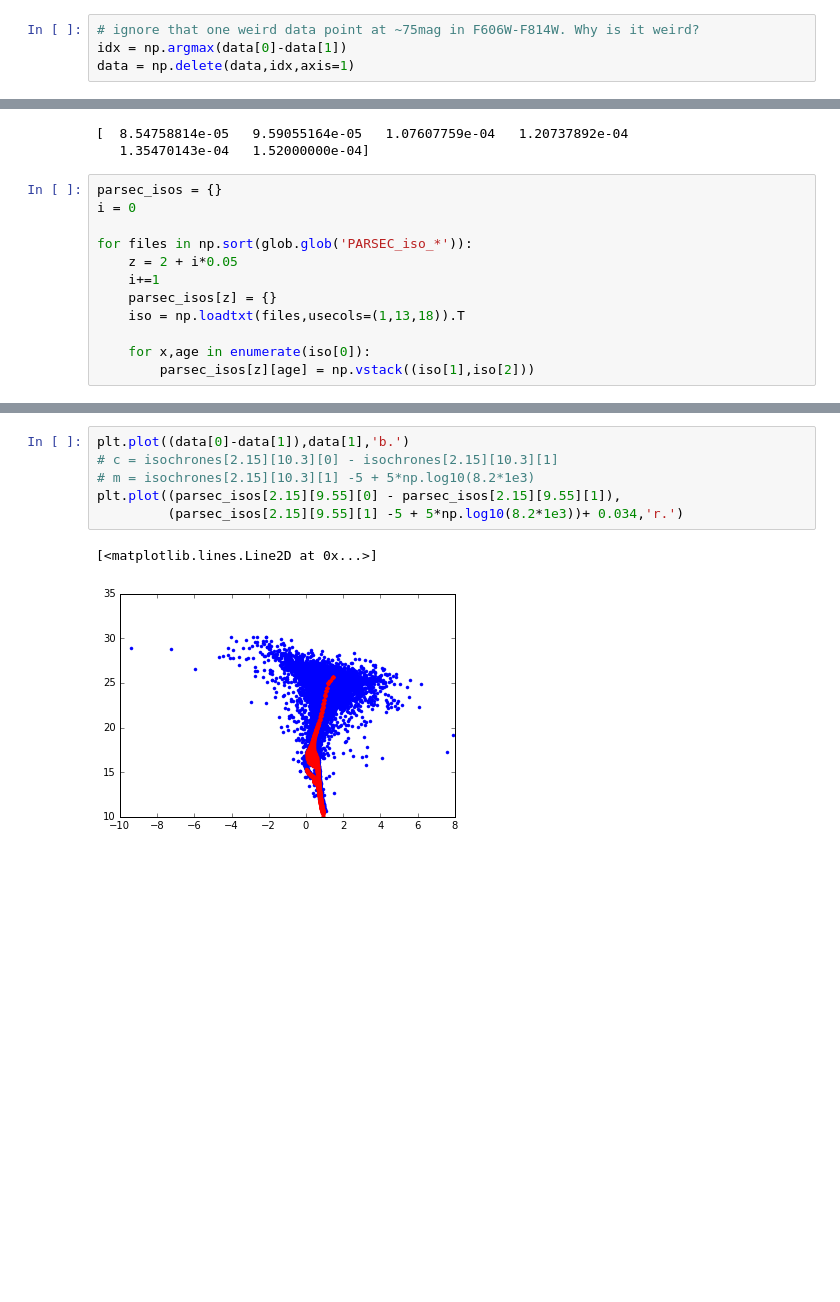
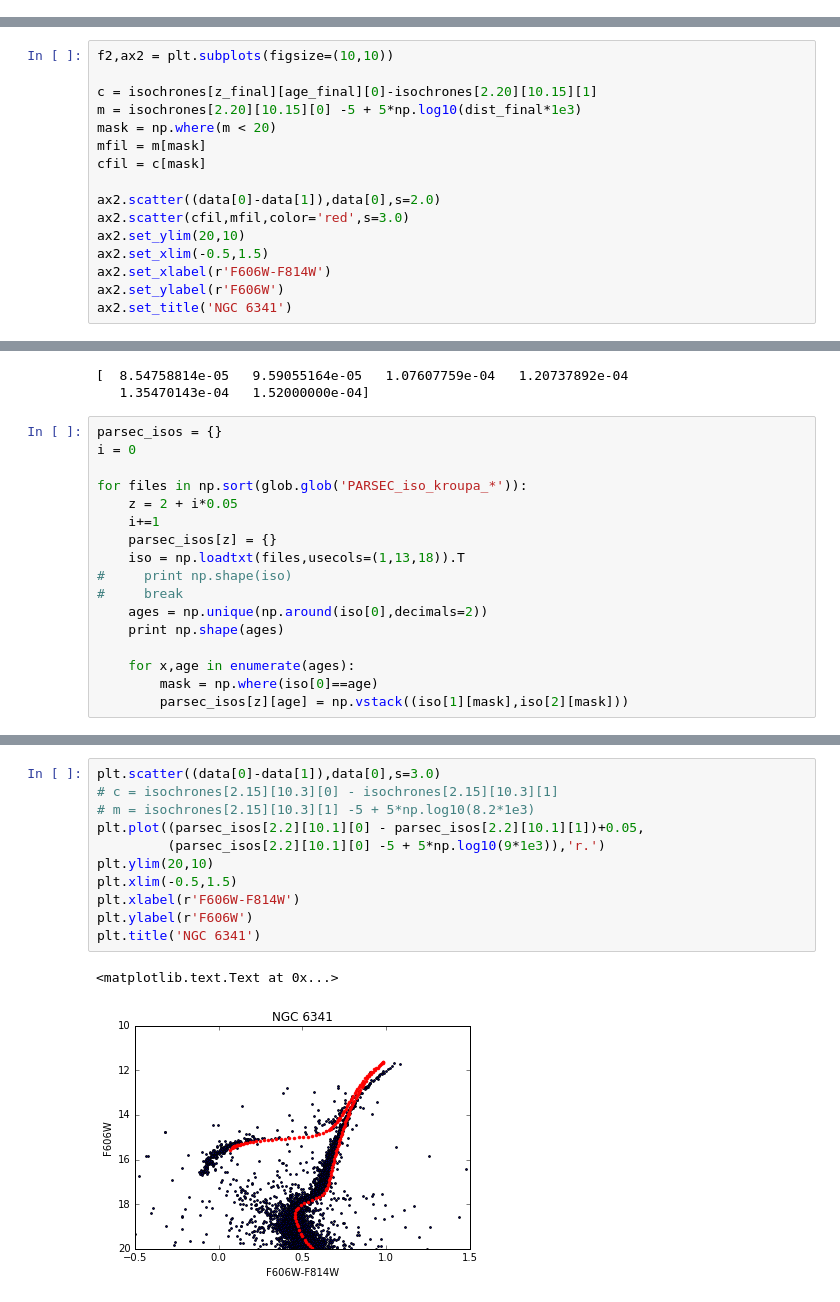
Before and after one commit to dgorthi/ay250, a Jupyter notebook: hw03/isochrone_fitting.ipynb, the cells around one changed output, grey strips where cells are left out. Saved outputs shown, nothing was run; the diff lists cells and outputs as text; blank space fills up the shorter version.

```diff
--- a/hw03/isochrone_fitting.ipynb
+++ b/hw03/isochrone_fitting.ipynb
@@ -13,4 +22,0 @@ data = np.loadtxt('NGC6341.M92/final/REAL/NGC6341R.RDVIQ.cal.adj.zpt',usecols=(3
-# %%
-# ignore that one weird data point at ~75mag in F606W-F814W. Why is it weird?
-idx = np.argmax(data[0]-data[1])
-data = np.delete(data,idx,axis=1)
@@ -134,0 +137,16 @@ ax2.set_title('NGC 6341')
+# %%
+f2,ax2 = plt.subplots(figsize=(10,10))
+
+c = isochrones[z_final][age_final][0]-isochrones[2.20][10.15][1]
+m = isochrones[2.20][10.15][0] -5 + 5*np.log10(dist_final*1e3)
+mask = np.where(m < 20)
+mfil = m[mask]
+cfil = c[mask]
+
+ax2.scatter((data[0]-data[1]),data[0],s=2.0)
+ax2.scatter(cfil,mfil,color='red',s=3.0)
+ax2.set_ylim(20,10)
+ax2.set_xlim(-0.5,1.5)
+ax2.set_xlabel(r'F606W-F814W')
+ax2.set_ylabel(r'F606W')
+ax2.set_title('NGC 6341')
@@ -146,11 +167,16 @@ print (Z)
 parsec_isos = {}
 i = 0
 
-for files in np.sort(glob.glob('PARSEC_iso_*')):
+for files in np.sort(glob.glob('PARSEC_iso_kroupa_*')):
     z = 2 + i*0.05
     i+=1
     parsec_isos[z] = {}
     iso = np.loadtxt(files,usecols=(1,13,18)).T
+#     print np.shape(iso)
+#     break
+    ages = np.unique(np.around(iso[0],decimals=2))
+    print np.shape(ages)
 
-    for x,age in enumerate(iso[0]):
-        parsec_isos[z][age] = np.vstack((iso[1],iso[2]))
+    for x,age in enumerate(ages):
+        mask = np.where(iso[0]==age)
+        parsec_isos[z][age] = np.vstack((iso[1][mask],iso[2][mask]))
@@ -161,10 +197,15 @@ dict_keys([9.5, 10.1, 9.9000000000000004, 10.0, 9.5500000000000007, 9.5999999999
 # %%
-plt.plot((data[0]-data[1]),data[1],'b.')
+plt.scatter((data[0]-data[1]),data[0],s=3.0)
 # c = isochrones[2.15][10.3][0] - isochrones[2.15][10.3][1]
 # m = isochrones[2.15][10.3][1] -5 + 5*np.log10(8.2*1e3)
-plt.plot((parsec_isos[2.15][9.55][0] - parsec_isos[2.15][9.55][1]),
-         (parsec_isos[2.15][9.55][1] -5 + 5*np.log10(8.2*1e3))+ 0.034,'r.')
+plt.plot((parsec_isos[2.2][10.1][0] - parsec_isos[2.2][10.1][1])+0.05,
+         (parsec_isos[2.2][10.1][0] -5 + 5*np.log10(9*1e3)),'r.')
+plt.ylim(20,10)
+plt.xlim(-0.5,1.5)
+plt.xlabel(r'F606W-F814W')
+plt.ylabel(r'F606W')
+plt.title('NGC 6341')
 # %% [output]
-[<matplotlib.lines.Line2D at 0x...>]
+<matplotlib.text.Text at 0x...>
-[figure, old version]
+[figure, new version]
 # %%
```
Also changed, not shown: parts of 19 cells of this notebook, 2 other files.
